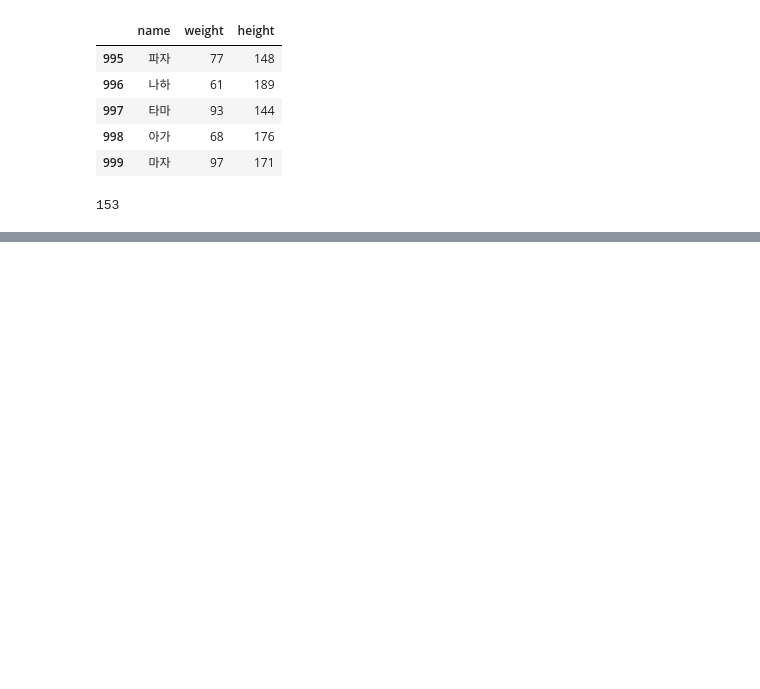
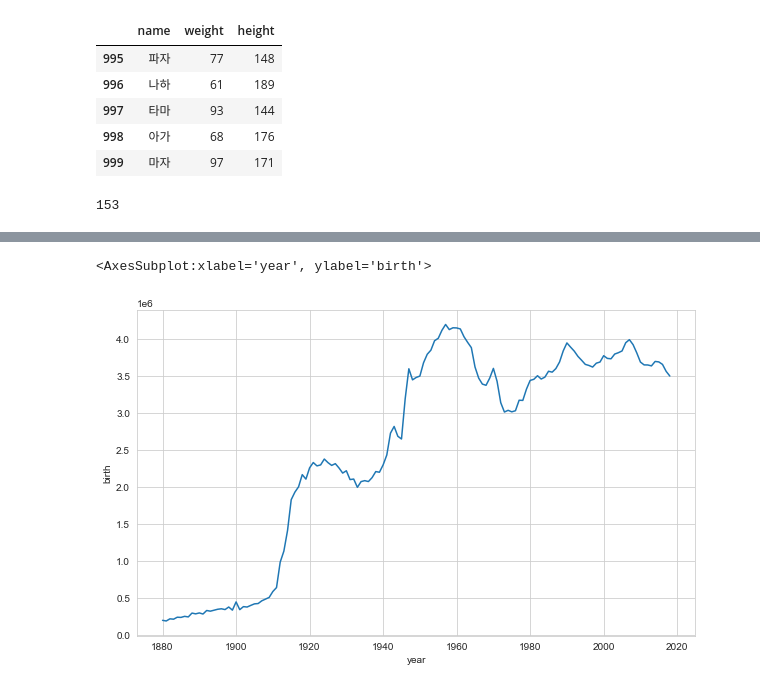
Before and after one commit to ilm52626/kba_2012, a Jupyter notebook: python_함수_guide.ipynb, the cells around one changed output, grey strips where cells are left out. Drawn from its saved outputs; the diff is of its cells as text; code cells hidden in the pictures; blank space fills up the shorter version.

```diff
--- a/python_함수_guide.ipynb
+++ b/python_함수_guide.ipynb
@@ -976,0 +1147,13 @@ len(d90)
+# %%
+import pandas as pd
+data = pd.read_csv('birth_by_year.csv',names=['year','birth'])
+data.head()
+# %%
+import matplotlib.pyplot as plt
+import seaborn as sns
+sns.set_style('whitegrid')
+fig = plt.figure(figsize=(10,6))
+sns.lineplot(x='year',y='birth',data=data)
+# %% [output]
+<AxesSubplot:xlabel='year', ylabel='birth'>
+[figure, added]
```
Also changed, not shown: parts of 20 cells of this notebook, 1 other file.
